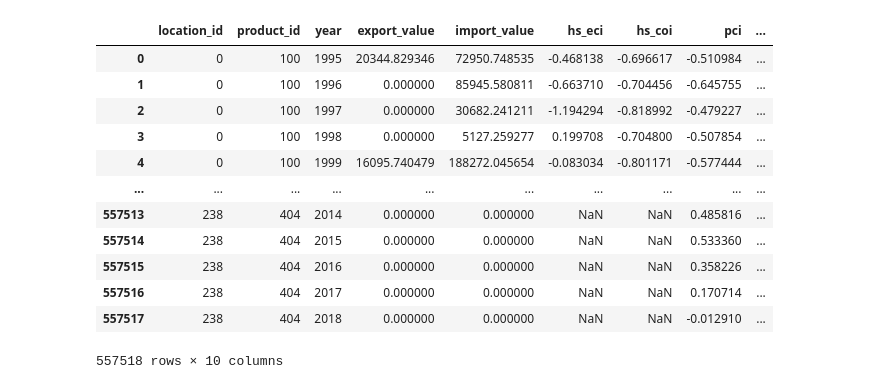
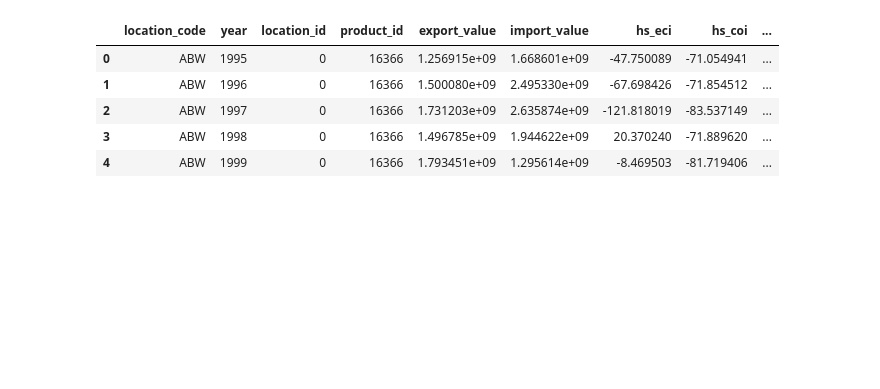
Before and after one commit to MATaylor0/data-viz-project, a Jupyter notebook: MT/MT.ipynb, the cells around one changed output. Saved outputs shown, nothing was run; the diff lists cells and outputs as text; code cells hidden in the pictures; blank space fills up the shorter version.

```diff
--- a/MT/MT.ipynb
+++ b/MT/MT.ipynb
@@ -21,16 +21,10 @@ df.loc[df["location_code"] == "ABW", :]
-# %%
-df
-# %% [output]
-|  | location_id | product_id | year | export_value | import_value | hs_eci | hs_coi | pci | ... |
-| 0 | 0 | 100 | 1995 | 20344.829346 | 72950.748535 | -0.468138 | -0.696617 | -0.510984 | ... |
-| 1 | 0 | 100 | 1996 | 0.000000 | 85945.580811 | -0.663710 | -0.704456 | -0.645755 | ... |
-| 2 | 0 | 100 | 1997 | 0.000000 | 30682.241211 | -1.194294 | -0.818992 | -0.479227 | ... |
-| 3 | 0 | 100 | 1998 | 0.000000 | 5127.259277 | 0.199708 | -0.704800 | -0.507854 | ... |
-| 4 | 0 | 100 | 1999 | 16095.740479 | 188272.045654 | -0.083034 | -0.801171 | -0.577444 | ... |
-| ... | ... | ... | ... | ... | ... | ... | ... | ... | ... |
-| 557513 | 238 | 404 | 2014 | 0.000000 | 0.000000 | NaN | NaN | 0.485816 | ... |
-| 557514 | 238 | 404 | 2015 | 0.000000 | 0.000000 | NaN | NaN | 0.533360 | ... |
-| 557515 | 238 | 404 | 2016 | 0.000000 | 0.000000 | NaN | NaN | 0.358226 | ... |
-| 557516 | 238 | 404 | 2017 | 0.000000 | 0.000000 | NaN | NaN | 0.170714 | ... |
-| 557517 | 238 | 404 | 2018 | 0.000000 | 0.000000 | NaN | NaN | -0.012910 | ... |
-557518 rows × 10 columns
+# %%
+export_val_by_year = df.groupby(["location_code", "year"]).sum().reset_index()
+export_val_by_year.head()
+# %% [output]
+|  | location_code | year | location_id | product_id | export_value | import_value | hs_eci | hs_coi | ... |
+| 0 | ABW | 1995 | 0 | 16366 | 1.256915e+09 | 1.668601e+09 | -47.750089 | -71.054941 | ... |
+| 1 | ABW | 1996 | 0 | 16366 | 1.500080e+09 | 2.495330e+09 | -67.698426 | -71.854512 | ... |
+| 2 | ABW | 1997 | 0 | 16366 | 1.731203e+09 | 2.635874e+09 | -121.818019 | -83.537149 | ... |
+| 3 | ABW | 1998 | 0 | 16366 | 1.496785e+09 | 1.944622e+09 | 20.370240 | -71.889620 | ... |
+| 4 | ABW | 1999 | 0 | 16366 | 1.793451e+09 | 1.295614e+09 | -8.469503 | -81.719406 | ... |
```
Also changed, not shown: parts of 8 cells of this notebook, 8 other files.
